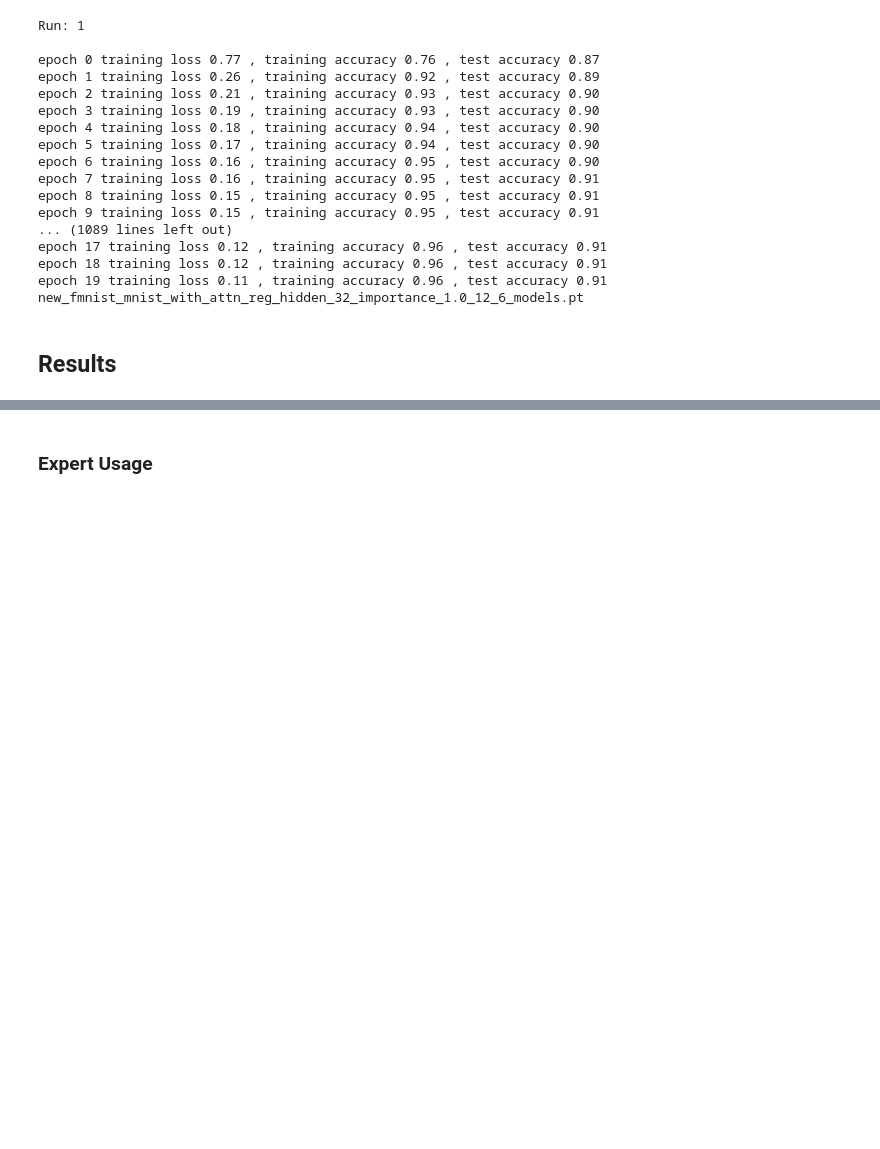
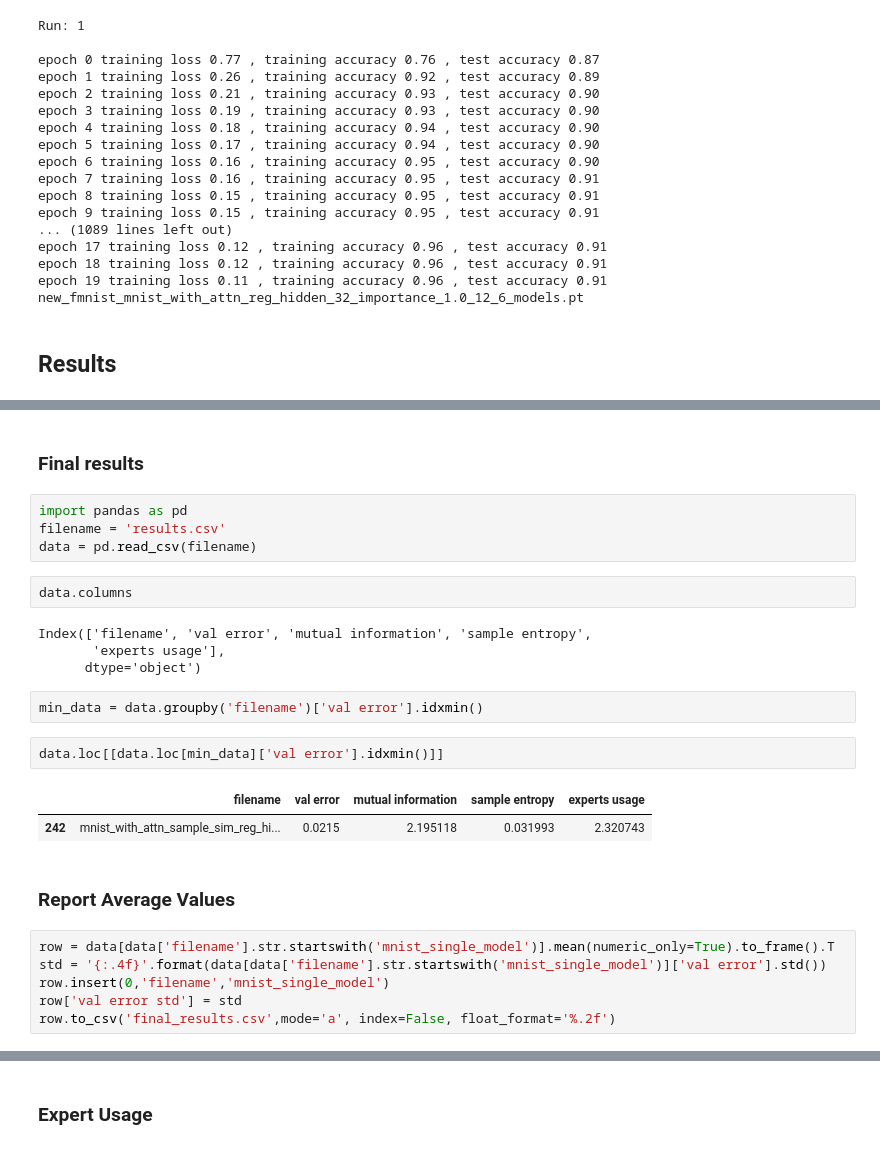
Before and after one commit to yamsgithub/modular_deep_learning, a Jupyter notebook: aaai_2022/notebooks/mnist_moe_with_attention.ipynb, the cells around one changed output, grey strips where cells are left out. Saved outputs shown, nothing was run; the diff lists cells and outputs as text; blank space fills up the shorter version.

```diff
--- a/aaai_2022/notebooks/mnist_moe_with_attention.ipynb
+++ b/aaai_2022/notebooks/mnist_moe_with_attention.ipynb
@@ -1229,0 +1398,27 @@ new_fmnist_mnist_with_attn_reg_hidden_32_importance_1.0_12_6_models.pt
+# %% [markdown]
+### Final results
+# %%
+import pandas as pd
+filename = 'results.csv'
+data = pd.read_csv(filename)
+# %%
+data.columns
+# %% [output]
+Index(['filename', 'val error', 'mutual information', 'sample entropy',
+       'experts usage'],
+      dtype='object')
+# %%
+min_data = data.groupby('filename')['val error'].idxmin()
+# %%
+data.loc[[data.loc[min_data]['val error'].idxmin()]]
+# %% [output]
+|  | filename | val error | mutual information | sample entropy | experts usage |
+| 242 | mnist_with_attn_sample_sim_reg_hi... | 0.0215 | 2.195118 | 0.031993 | 2.320743 |
+# %% [markdown]
+### Report Average Values
+# %%
+row = data[data['filename'].str.startswith('mnist_single_model')].mean(numeric_only=True).to_frame().T
+std = '{:.4f}'.format(data[data['filename'].str.startswith('mnist_single_model')]['val error'].std())
+row.insert(0,'filename','mnist_single_model')
+row['val error std'] = std
+row.to_csv('final_results.csv',mode='a', index=False, float_format='%.2f')
```
Also changed, not shown: parts of 51 cells of this notebook, 1 other file.
